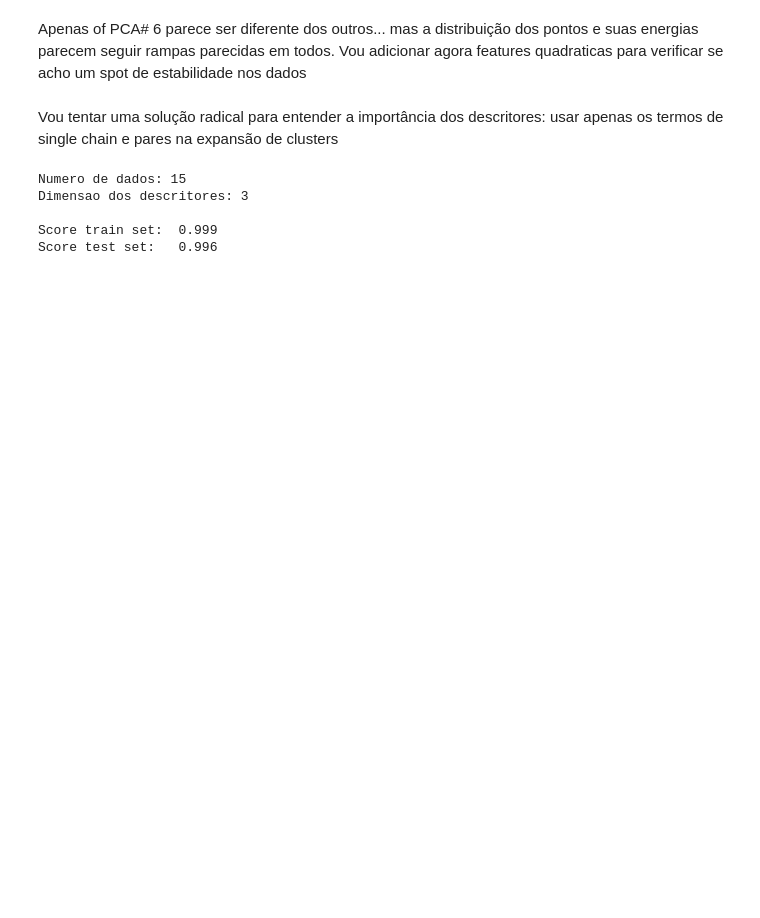
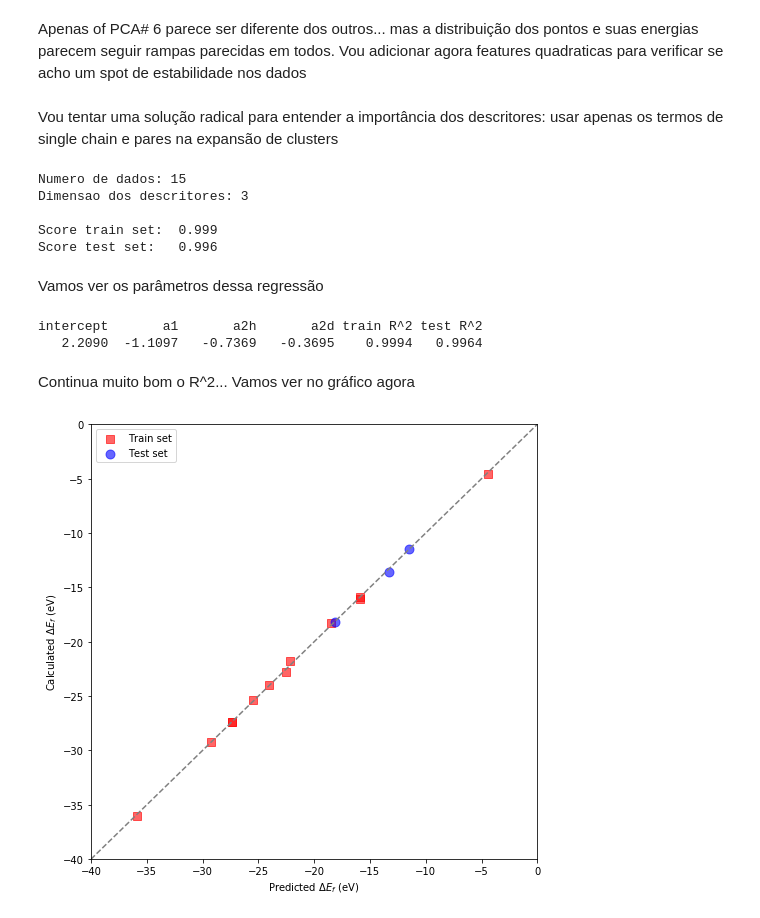
Before and after one commit to ClaudioPadilha/ncFibresDFTML, a Jupyter notebook: ncFibresDftMl.ipynb, the cells around one changed output. Cells and saved outputs as stored; diff of their text form; code cells hidden in the pictures; blank space fills up the shorter version.

```diff
--- a/ncFibresDftMl.ipynb
+++ b/ncFibresDftMl.ipynb
@@ -609,3 +626,40 @@ Dimensao dos descritores: 3
 
 Score train set:  0.999
 Score test set:   0.996
+# %% [markdown]
+Vamos ver os parâmetros dessa regressão
+# %%
+# print coefficients and R^2 scores for each fit
+print("intercept       a1       a2h       a2d train R^2 test R^2")
+t = '  {:7.4f}  '.format(reg.intercept_)
+for i in reg.coef_:
+    t += '{:7.4f}   '.format(i)
+t += '{:7.4f}  {:7.4f}'.format(reg.score(X_train, y_train),
+                                                       reg.score(X_test, y_test))
+print(t)
+# %% [output]
+intercept       a1       a2h       a2d train R^2 test R^2
+   2.2090  -1.1097   -0.7369   -0.3695    0.9994   0.9964
+# %% [markdown]
+Continua muito bom o R^2... Vamos ver no gráfico agora
+# %%
+fig = plt.figure(figsize=(8,8))
+
+y_train_pred = reg.predict(X_train)
+y_test_pred = reg.predict(X_test)
+
+plt.scatter(y_train_pred, y_train, marker='s', color='red', s=80, alpha=0.6, label='Train set')
+plt.scatter(y_test_pred, y_test, marker='o', color='blue', s=80, alpha=0.6, label='Test set')
+ini = -40
+fim = 0
+st = 10000
+plt.plot(np.linspace(ini,fim,st), np.linspace(ini,fim,st), '--', c='gray')
+plt.ylabel('Calculated $\Delta E_f$ (eV)')
+plt.xlabel('Predicted $\Delta E_f$ (eV)')
+plt.xlim(ini,fim)
+plt.ylim(ini,fim)
+# plt.ticklabel_format(axis='both', style='sci', scilimits=(-2,2),useMathText=True)
+plt.legend()
+plt.show()
+# %% [output]
+[figure, added]
```
Also changed, not shown: parts of 7 cells of this notebook.
